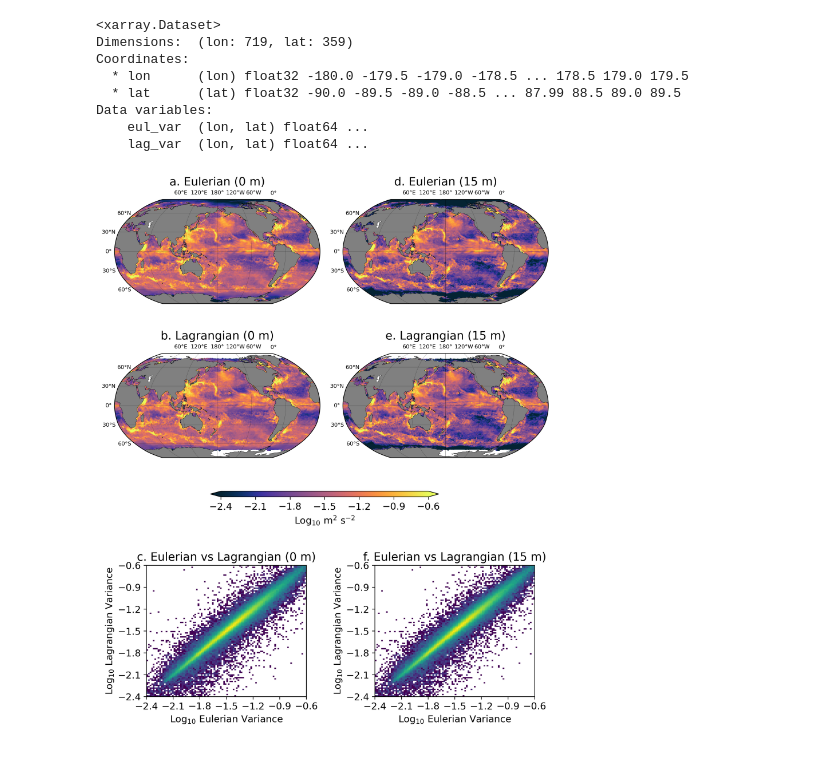
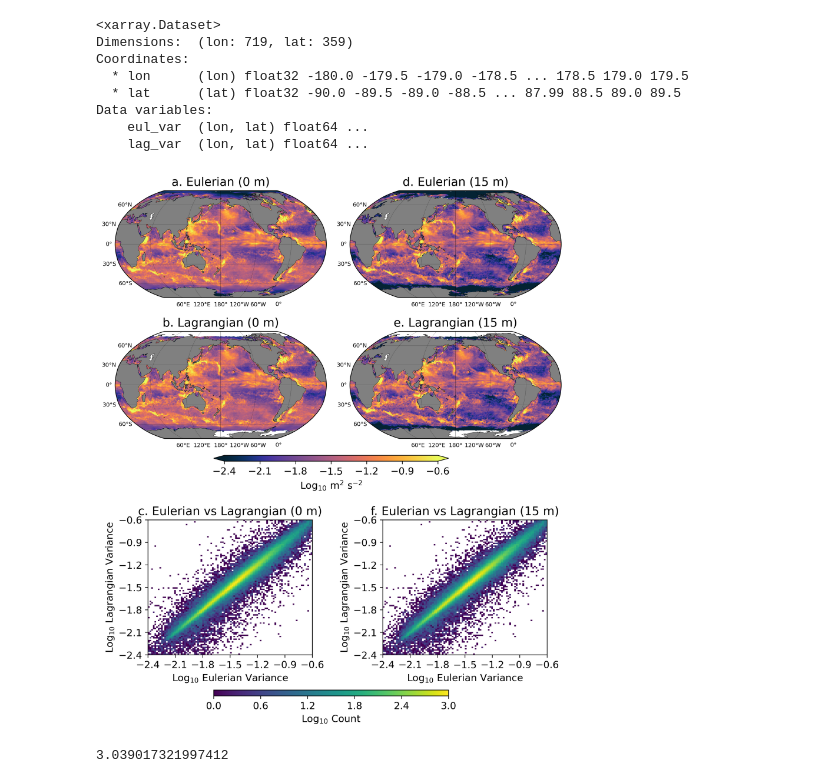
Before and after one commit to Eli8131/hycom_den_var, a Jupyter notebook: var_subplot/var_subplot.ipynb, the cells around one changed output. Cells and saved outputs as stored; diff of their text form; code cells hidden in the pictures.

Commit message:
updated var figure

```diff
--- a/var_subplot/var_subplot.ipynb
+++ b/var_subplot/var_subplot.ipynb
@@ -52,8 +52,9 @@ vmin=-2.4, vmax=-0.6)
 gl = ax1.gridlines(color='k', linewidth=0.1, linestyle='-',
 xlocs=np.arange(-180, 181, 60), ylocs=np.arange(-90, 91, 30),
 draw_labels=True)
-gl.bottom_labels = False
+gl.bottom_labels = True
 gl.right_labels = False
+gl.top_labels = False
 
 # add land and coastline
 ax1.add_feature(cfeature.LAND, facecolor='grey', zorder=1)
@@ -72,8 +73,9 @@ vmin=-2.4, vmax=-0.6)
 gl = ax2.gridlines(color='k', linewidth=0.1, linestyle='-',
 xlocs=np.arange(-180, 181, 60), ylocs=np.arange(-90, 91, 30),
 draw_labels=True)
-gl.bottom_labels = False
+gl.bottom_labels = True
 gl.right_labels = False
+gl.top_labels = False
 
 # add land and coastline
 ax2.add_feature(cfeature.LAND, facecolor='grey', zorder=1)
@@ -92,8 +94,9 @@ vmin=-2.4, vmax=-0.6)
 gl = ax3.gridlines(color='k', linewidth=0.1, linestyle='-',
 xlocs=np.arange(-180, 181, 60), ylocs=np.arange(-90, 91, 30),
 draw_labels=True)
-gl.bottom_labels = False
+gl.bottom_labels = True
 gl.right_labels = False
+gl.top_labels = False
 
 # add land and coastline
 ax3.add_feature(cfeature.LAND, facecolor='grey', zorder=1)
@@ -112,8 +115,9 @@ vmin=-2.4, vmax=-0.6)
 gl = ax4.gridlines(color='k', linewidth=0.1, linestyle='-',
 xlocs=np.arange(-180, 181, 60), ylocs=np.arange(-90, 91, 30),
 draw_labels=True)
-gl.bottom_labels = False
+gl.bottom_labels = True
 gl.right_labels = False
+gl.top_labels = False
 
 # add land and coastline
 ax4.add_feature(cfeature.LAND, facecolor='grey', zorder=1)
@@ -121,7 +125,7 @@ ax4.add_feature(cfeature.COASTLINE, linewidth=0.25, zorder=1)
 ax4.set_title('e. Lagrangian (15 m)');
 
 # create axis for colorbar and plot
-cbar_ax = fig.add_axes([0.25, 0.42, 0.5, 0.01]) # left, bottom, width, height
+cbar_ax = fig.add_axes([0.25, 0.48, 0.5, 0.01]) # left, bottom, width, height
 fig.colorbar(image1, cax=cbar_ax, orientation = 'horizontal', label = 'Log$_{10}$ m$^2$ s$^{-2}$', ticks = np.linspace(-2.4, -0.6, 7),
              extend = 'both')
 
@@ -132,41 +136,52 @@ H, yedges, xedges = np.histogram2d(y = np.log10(var['eul_var'].values.flatten())
                                    x = np.log10(var['lag_var']).values.flatten(), bins = 100, range = [[-2.4,-0.6], [-2.4, -0.6]] )
 # plot histogram
 cmap = plt.cm.viridis
-image5 = ax5.pcolormesh(xedges, yedges, np.log10(H), cmap = cmap)
+image5 = ax5.pcolormesh(xedges, yedges, np.log10(H), cmap = cmap, vmin = 0.0, vmax = 3.0)
 ax5.set_title('c. Eulerian vs Lagrangian (0 m)')
 ax5.set_xlim(-2.4, -0.6)
 ax5.set_ylim(-2.4, -0.6)
 ax5.set_xticks(np.linspace(-2.4, -0.6, 7))
 ax5.set_yticks(np.linspace(-2.4, -0.6, 7))
 ax5.set_ylabel('Log$_{10}$ Lagrangian Variance')
 ax5.set_xlabel('Log$_{10}$ Eulerian Variance')
 
 # sixth subplot
 ax6 = fig.add_subplot(3,2,6)
 # create histogram
 H, yedges, xedges = np.histogram2d(y = np.log10(var['eul_var'].values.flatten()),
                                    x = np.log10(var['lag_var']).values.flatten(), bins = 100, range = [[-2.4,-0.6], [-2.4, -0.6]])
 # plot histogram
 cmap = plt.cm.viridis
-image6 = ax6.pcolormesh(xedges, yedges, np.log10(H), cmap = cmap)
+image6 = ax6.pcolormesh(xedges, yedges, np.log10(H), cmap = cmap, vmin = 0.0, vmax = 3.0)
 ax6.set_title('f. Eulerian vs Lagrangian (15 m)')
 ax6.set_xlim(-2.4, -0.6)
 ax6.set_ylim(-2.4, -0.6)
 ax6.set_yticks(np.linspace(-2.4, -0.6, 7))
 ax6.set_xticks(np.linspace(-2.4, -0.6, 7))
 ax6.set_ylabel('Log$_{10}$ Lagrangian Variance')
 ax6.set_xlabel('Log$_{10}$ Eulerian Variance')
 
+# create axis for colorbar and plot
+cbar_ax2 = fig.add_axes([0.25, 0.08, 0.5, 0.01]) # left, bottom, width, height
+fig.colorbar(image6, cax=cbar_ax2, orientation = 'horizontal', label = 'Log$_{10}$ Count',
+             ticks = np.linspace(3.0, 0.0, 6))
+
 # set font size for lat/lon labels
 plt.rcParams.update({'font.size': 7, 'font.family': 'sans-serif'})
 
 # Set positions for each subplot
 ax1.set_position([0.04, 0.7, 0.45, 0.3])  # left, bottom, width, height
 ax2.set_position([0.54, 0.7, 0.45, 0.3])
-ax3.set_position([0.04, 0.43, 0.45, 0.3])
-ax4.set_position([0.54, 0.43, 0.45, 0.3])
-ax5.set_position([0.11, 0.07, 0.35, 0.23])
-ax6.set_position([0.61, 0.07, 0.35, 0.23])
+ax3.set_position([0.04, 0.46, 0.45, 0.3])
+ax4.set_position([0.54, 0.46, 0.45, 0.3])
+ax5.set_position([0.11, 0.15, 0.35, 0.23])
+ax6.set_position([0.61, 0.15, 0.35, 0.23])
+
+
 plt.savefig('/Users/elifaigle/Desktop/var_2dhist_subplot.png', dpi = 300, format = 'png')
 # %% [output]
-[figure, old version]
+[figure, new version]
+# %%
+np.nanmax(np.log10(H))
+# %% [output]
+3.039017321997412
```
Also changed, not shown: 1 other file.
